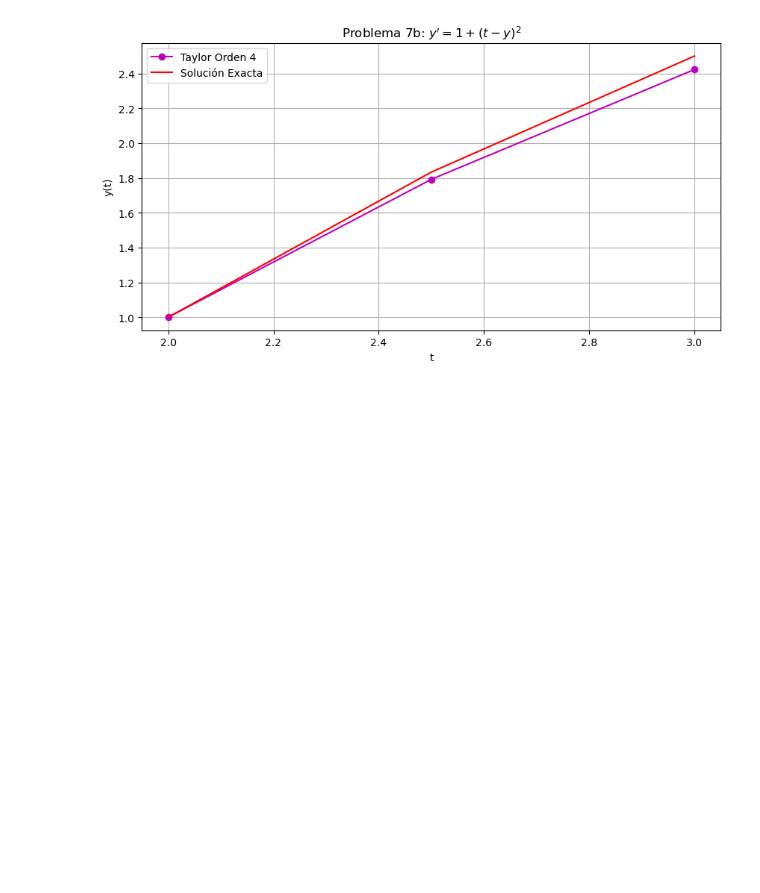
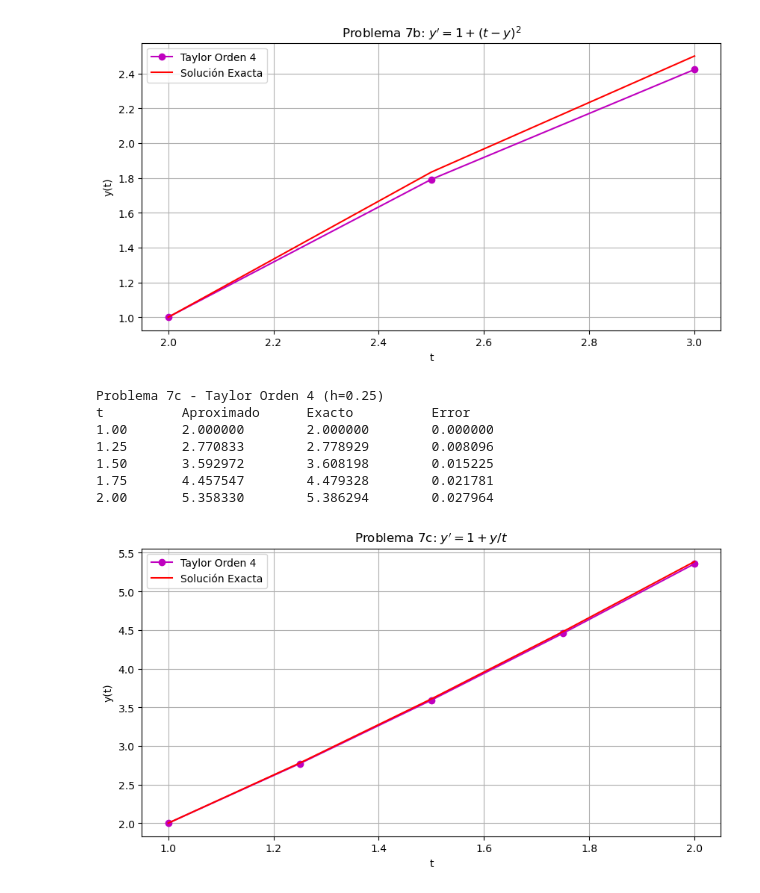
Before and after one commit to JASL22/-Tarea-12-Ejercicios-Unidad-05-A-ODE-Metodo-de-Euler, a Jupyter notebook: Deber 12.ipynb, the cells around one changed output. Drawn from its saved outputs; the diff is of its cells as text; code cells hidden in the pictures; blank space fills up the shorter version.

```diff
--- a/Deber 12.ipynb
+++ b/Deber 12.ipynb
@@ -1167,3 +1160,57 @@ t          Aproximado      Exacto          Error
 2.50       1.791667        1.833333        0.041667
 3.00       2.422581        2.500000        0.077419
 [figure]
+# %%
+# 7.c)
+def f7c(t, y):
+    return 1 + y/t
+
+def dfdt7c(t, y):
+    return -y/t**2
+
+def dfdy7c(t, y):
+    return 1/t
+
+def d2fdt2_7c(t, y):
+    return 2*y/t**3 - f7c(t, y)/t**2
+
+def d2fdtdy7c(t, y):
+    return -1/t**2
+
+def d2fdy2_7c(t, y):
+    return 0
+
+# Parámetros
+t0, y0 = 1, 2
+h = 0.25
+n = int((2 - t0)/h)
+
+# Solución
+t_taylor4, y_taylor4 = taylor_order4(f7c, dfdt7c, dfdy7c, d2fdt2_7c, d2fdtdy7c, d2fdy2_7c, t0, y0, h, n)
+y_exact = t_taylor4 * np.log(t_taylor4) + 2*t_taylor4
+
+# Resultados
+print("Problema 7c - Taylor Orden 4 (h=0.25)")
+print("{:<10} {:<15} {:<15} {:<15}".format("t", "Aproximado", "Exacto", "Error"))
+for ti, ya, ye in zip(t_taylor4, y_taylor4, y_exact):
+    print("{:<10.2f} {:<15.6f} {:<15.6f} {:<15.6f}".format(ti, ya, ye, abs(ye - ya)))
+
+# Gráfico
+plt.figure(figsize=(10, 5))
+plt.plot(t_taylor4, y_taylor4, 'mo-', label='Taylor Orden 4')
+plt.plot(t_taylor4, y_exact, 'r-', label='Solución Exacta')
+plt.title("Problema 7c: $y' = 1 + y/t$")
+plt.xlabel('t')
+plt.ylabel('y(t)')
+plt.legend()
+plt.grid()
+plt.show()
+# %% [output]
+Problema 7c - Taylor Orden 4 (h=0.25)
+t          Aproximado      Exacto          Error
+1.00       2.000000        2.000000        0.000000
+1.25       2.770833        2.778929        0.008096
+1.50       3.592972        3.608198        0.015225
+1.75       4.457547        4.479328        0.021781
+2.00       5.358330        5.386294        0.027964
+[figure, added]
```
Also changed, not shown: parts of 2 cells of this notebook.
